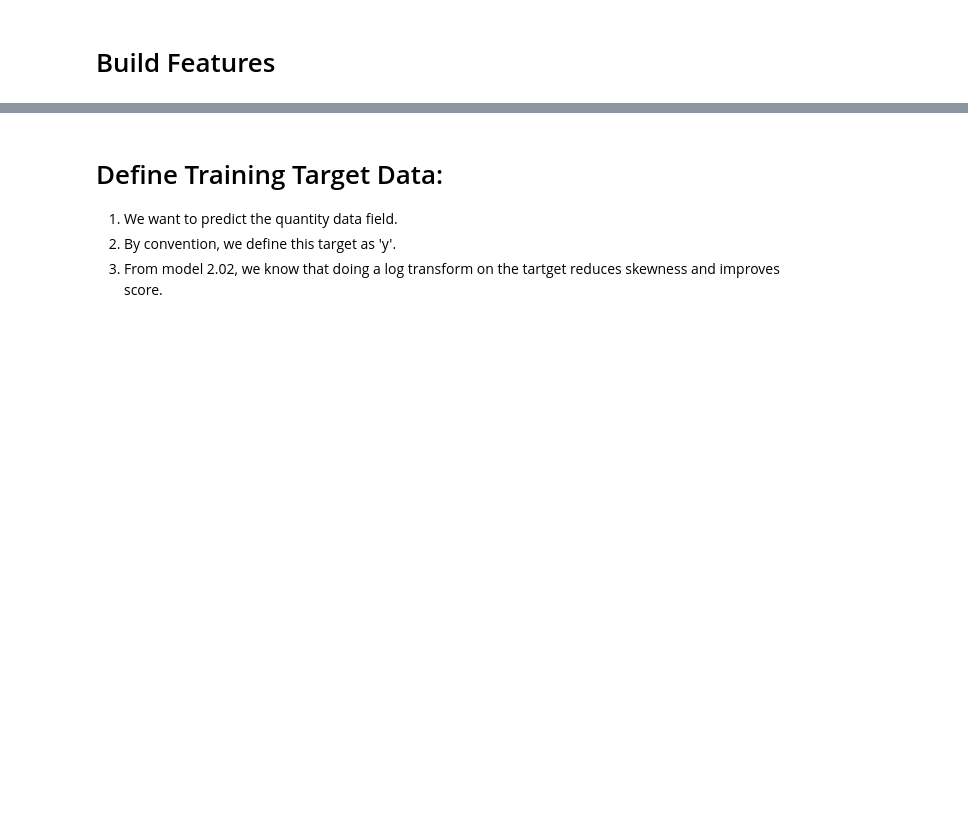
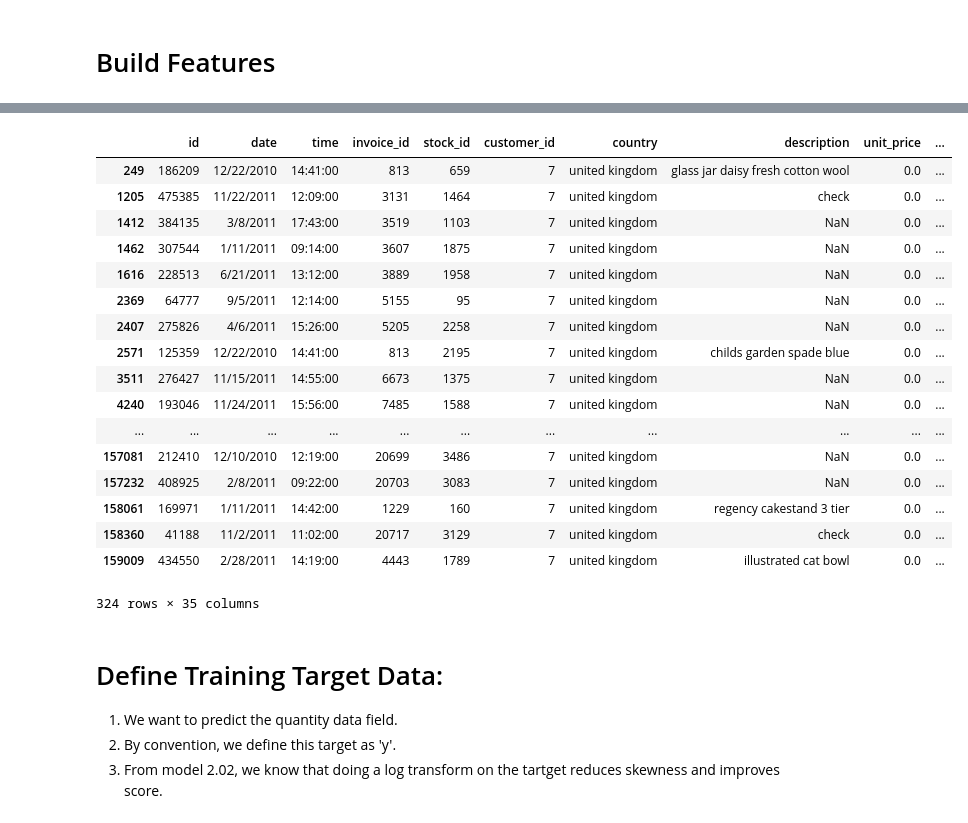
Before and after one commit to hondajyh/RetroSpeckt, a Jupyter notebook: JYH_HiML_Model_2.RFG_pick_dt.ipynb, the cells around one changed output, grey strips where cells are left out. Drawn from its saved outputs; the diff is of its cells as text; code cells hidden in the pictures; blank space fills up the shorter version.

```diff
--- a/JYH_HiML_Model_2.RFG_pick_dt.ipynb
+++ b/JYH_HiML_Model_2.RFG_pick_dt.ipynb
@@ -73,3 +110,24 @@ df_train.head()
+# %%
+df_test[df_test['unit_price'] == 0]
+# %% [output]
+|  | id | date | time | invoice_id | stock_id | customer_id | country | description | unit_price | ... |
+| 249 | 186209 | 12/22/2010 | 14:41:00 | 813 | 659 | 7 | united kingdom | glass jar daisy fresh cotton wool | 0.0 | ... |
+| 1205 | 475385 | 11/22/2011 | 12:09:00 | 3131 | 1464 | 7 | united kingdom | check | 0.0 | ... |
+| 1412 | 384135 | 3/8/2011 | 17:43:00 | 3519 | 1103 | 7 | united kingdom | NaN | 0.0 | ... |
+| 1462 | 307544 | 1/11/2011 | 09:14:00 | 3607 | 1875 | 7 | united kingdom | NaN | 0.0 | ... |
+| 1616 | 228513 | 6/21/2011 | 13:12:00 | 3889 | 1958 | 7 | united kingdom | NaN | 0.0 | ... |
+| 2369 | 64777 | 9/5/2011 | 12:14:00 | 5155 | 95 | 7 | united kingdom | NaN | 0.0 | ... |
+| 2407 | 275826 | 4/6/2011 | 15:26:00 | 5205 | 2258 | 7 | united kingdom | NaN | 0.0 | ... |
+| 2571 | 125359 | 12/22/2010 | 14:41:00 | 813 | 2195 | 7 | united kingdom | childs garden spade blue | 0.0 | ... |
+| 3511 | 276427 | 11/15/2011 | 14:55:00 | 6673 | 1375 | 7 | united kingdom | NaN | 0.0 | ... |
+| 4240 | 193046 | 11/24/2011 | 15:56:00 | 7485 | 1588 | 7 | united kingdom | NaN | 0.0 | ... |
+| ... | ... | ... | ... | ... | ... | ... | ... | ... | ... | ... |
+| 157081 | 212410 | 12/10/2010 | 12:19:00 | 20699 | 3486 | 7 | united kingdom | NaN | 0.0 | ... |
+| 157232 | 408925 | 2/8/2011 | 09:22:00 | 20703 | 3083 | 7 | united kingdom | NaN | 0.0 | ... |
+| 158061 | 169971 | 1/11/2011 | 14:42:00 | 1229 | 160 | 7 | united kingdom | regency cakestand 3 tier | 0.0 | ... |
+| 158360 | 41188 | 11/2/2011 | 11:02:00 | 20717 | 3129 | 7 | united kingdom | check | 0.0 | ... |
+| 159009 | 434550 | 2/28/2011 | 14:19:00 | 4443 | 1789 | 7 | united kingdom | illustrated cat bowl | 0.0 | ... |
+324 rows × 35 columns
 # %%
 # df_train = df_train.assign(uplog1p_quant1 = 0)
 # df_train.loc[(df_train['unit_price_log1p'] < 6.47774129795256),['uplog1p_quant1']]  = 1
```
Also changed, not shown: parts of 10 cells of this notebook, 7 other files.
